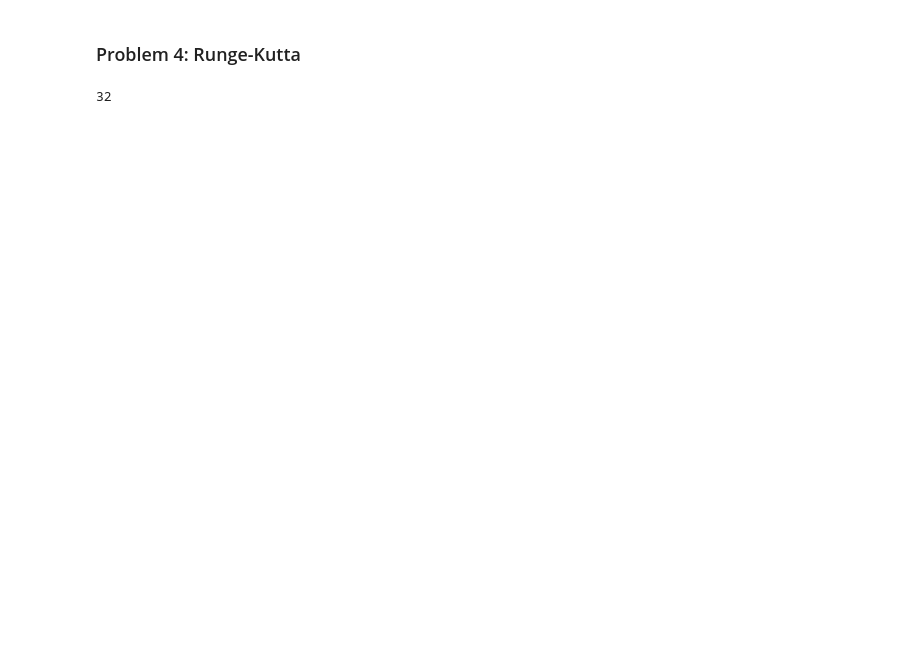
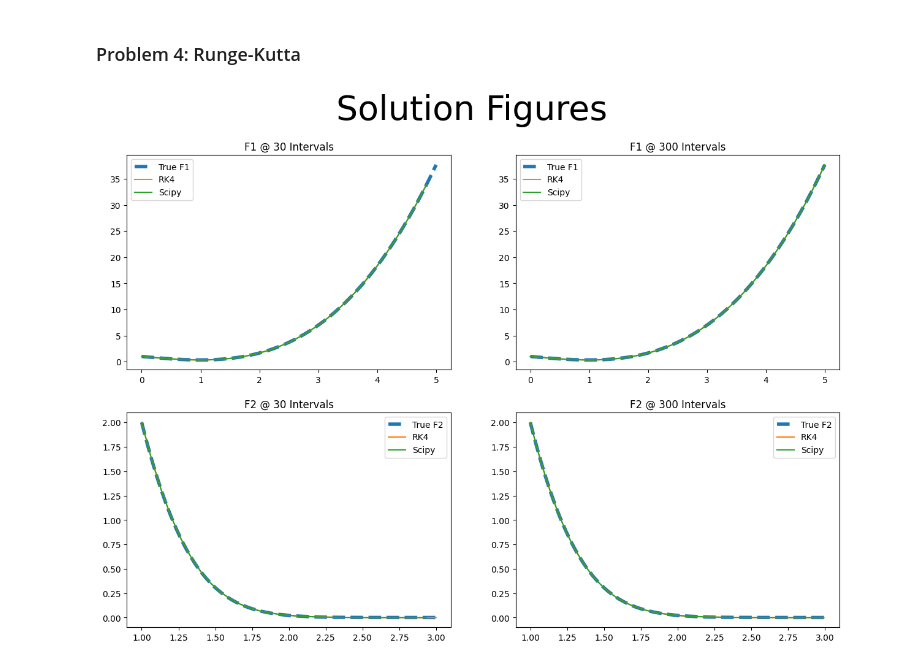
Before and after one commit to h-e-t/AERO222, a Jupyter notebook: HW5/TruebaHW5.ipynb, the cells around one changed output. Cells and saved outputs as stored; diff of their text form; code cells hidden in the pictures; blank space fills up the shorter version.

```diff
--- a/HW5/TruebaHW5.ipynb
+++ b/HW5/TruebaHW5.ipynb
@@ -251,35 +330,83 @@ plt.show()
 # %% [markdown]
 ### Problem 4: Runge-Kutta ###
 # %%
+from scipy.integrate import solve_ivp as sivp
+
 def RK4(f,IC,h,a,b):
   # Evenly-spaced time array
-  t = np.arange(a,b+h,h)
+  t = np.arange(a,b+h,h)[:-1]
 
   # Initialize solution
   y = np.zeros_like(t)
   y[0] = IC
   for i in range(1,len(t)):
     f1 = f(t[i-1], y[i-1])
     f2 = f(t[i-1] + h/2, y[i-1] + h/2*f1)
     f3 = f(t[i-1] + h/2, y[i-1] + h/2*f2)
     f4 = f(t[i-1] + h, y[i-1] + h*f3)
 
     y[i] = y[i-1] + h*(1/6*f1 + 2/6*f2 + 2/6*f3 + 1/6*f4)
 
   return [t,y]
 
+
+Solutions = 0
 h130 = 5/30
 h1300 = 5/300
 
-h230 = 5/30
-h2300 = 5/300
+h230 = 2/30
+h2300 = 2/300
 
-RK_130 = RK4(ODE1,1,h130,0,5)
-RK_1300 = RK4(ODE1,1,h1300,0,5)
+# RK1 Solutions
+RK_130 = RK4(ODE1,1,h130,0,5)[1]
+RK_1300 = RK4(ODE1,1,h1300,0,5)[1]
 
-RK_230 = RK4(ODE2,2,h130,1,3)
-RK_2300 = RK4(ODE2,2,h1300,1,3)
+# RK2 Solutions
+RK_230 = RK4(ODE2,2,h230,1,3)[1]
+RK_2300 = RK4(ODE2,2,h2300,1,3)[1]
 
-len(RK_130[0])
+# scipy1 solutions
+sol130 = sivp(ODE1, (0,5),[1], t_eval= np.arange(0,5,h130)).y[0]
+sol1300 = sivp(ODE1, (0,5+h1300),[1], t_eval= np.arange(0,5+h1300,h1300)).y[0]
+
+# scipy2 solutions
+sol230 = sivp(ODE2, (1,3),[2], t_eval = np.arange(1,3,h230) ).y[0]
+sol2300 = sivp(ODE2, (1,3),[2], t_eval = np.arange(1,3,h2300) ).y[0]
+
+SolFig, SolPlots = plt.subplots(2,2)
+
+SolFig.suptitle('Solution Figures')
+
+SolPlots[0][0].set_title('F1 @ 30 Intervals')
+SolPlots[0][0].plot(ODE1xlist, ODE1Real, '--', linewidth = 4, label='True F1')
+SolPlots[0][0].plot(xlist130[:-1], RK_130[:-1], label = 'RK4')
+SolPlots[0][0].plot(xlist130[:-1], sol130, label = 'Scipy')
+
+SolPlots[0][0].legend()
+
+SolPlots[0][1].set_title('F1 @ 300 Intervals')
+SolPlots[0][1].plot(ODE1xlist, ODE1Real, '--', linewidth = 4, label='True F1')
+SolPlots[0][1].plot(xlist1300[:-1], RK_1300, label = 'RK4')
+SolPlots[0][1].plot(xlist1300, sol1300, label = 'Scipy')
+
+SolPlots[0][1].legend()
+
+SolPlots[1][0].set_title('F2 @ 30 Intervals')
+SolPlots[1][0].plot(ODE2xlist, ODE2Real, '--', linewidth = 4, label='True F2')
+SolPlots[1][0].plot(xlist230, RK_230, label = 'RK4')
+SolPlots[1][0].plot(xlist230[:-1], sol230, label = 'Scipy')
+SolPlots[1][0].legend()
+
+SolPlots[1][1].set_title('F2 @ 300 Intervals')
+SolPlots[1][1].plot(ODE2xlist, ODE2Real, '--', linewidth = 4, label='True F2')
+SolPlots[1][1].plot(xlist2300[:-1], RK_2300, label = 'RK4')
+SolPlots[1][1].plot(xlist2300[:-1], sol2300, label = 'Scipy')
+SolPlots[1][1].legend()
+
+
+SolFig.set_figwidth(15, True)
+SolFig.set_figheight(10, True)
+plt.rc('figure', titlesize=40)
+plt.show()
 # %% [output]
-32
+[figure, added]
```
Also changed, not shown: parts of 3 cells of this notebook, 1 other file.
